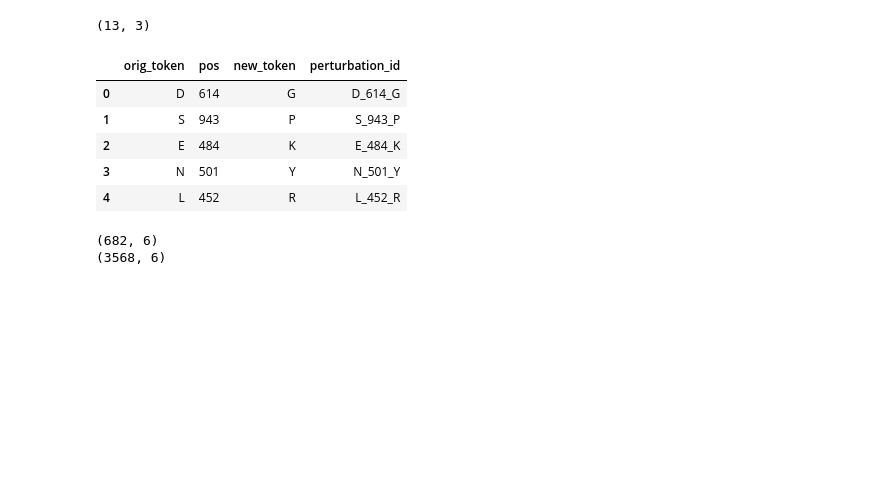
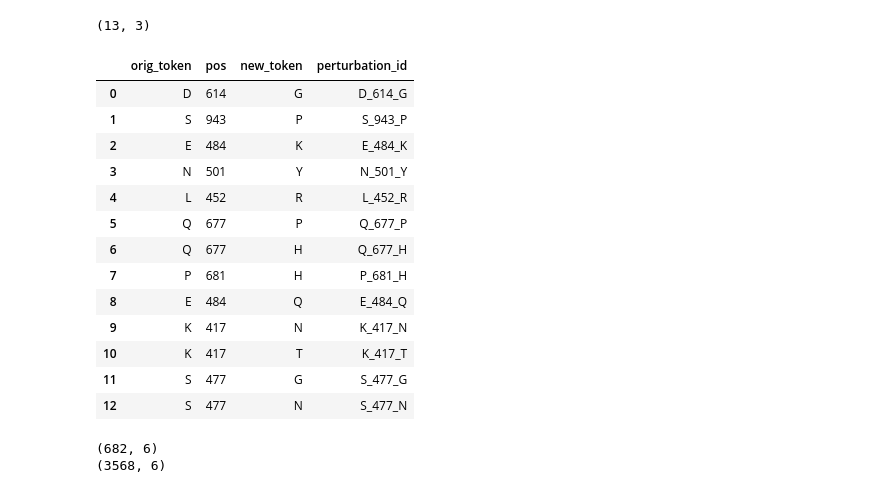
Before and after one commit to NSF-COMPASS-Center/HAVEN, a Jupyter notebook: src/jupyter_notebooks/perturbation/sars-cov-2/sarscov2-aligned-perturbation-analysis-mutations.ipynb, the cells around one changed output. Saved outputs shown, nothing was run; the diff lists cells and outputs as text; code cells hidden in the pictures; blank space fills up the shorter version.

```diff
--- a/src/jupyter_notebooks/perturbation/sars-cov-2/sarscov2-aligned-perturbation-analysis-mutations.ipynb
+++ b/src/jupyter_notebooks/perturbation/sars-cov-2/sarscov2-aligned-perturbation-analysis-mutations.ipynb
@@ -48,16 +29,24 @@ def annotate_region(pos, region):
 # %%
 s_mutations_df = pd.read_csv(s_mutations_file_path)
 print(s_mutations_df.shape)
 s_mutations_df["perturbation_id"] = s_mutations_df["orig_token"] +  "_" + s_mutations_df["pos"].astype("str") + "_" + s_mutations_df["new_token"]
-s_mutations_df.head()
+s_mutations_df.head(15)
 # %% [output]
 (13, 3)
 |  | orig_token | pos | new_token | perturbation_id |
 | 0 | D | 614 | G | D_614_G |
 | 1 | S | 943 | P | S_943_P |
 | 2 | E | 484 | K | E_484_K |
 | 3 | N | 501 | Y | N_501_Y |
 | 4 | L | 452 | R | L_452_R |
+| 5 | Q | 677 | P | Q_677_P |
+| 6 | Q | 677 | H | Q_677_H |
+| 7 | P | 681 | H | P_681_H |
+| 8 | E | 484 | Q | E_484_Q |
+| 9 | K | 417 | N | K_417_N |
+| 10 | K | 417 | T | K_417_T |
+| 11 | S | 477 | G | S_477_G |
+| 12 | S | 477 | N | S_477_N |
 # %%
 uniref90_df = pd.read_csv(uniref90_aligned_csv_file_path)
 print(uniref90_df.shape)
```
Also changed, not shown: parts of 17 cells of this notebook, 5 other files.
